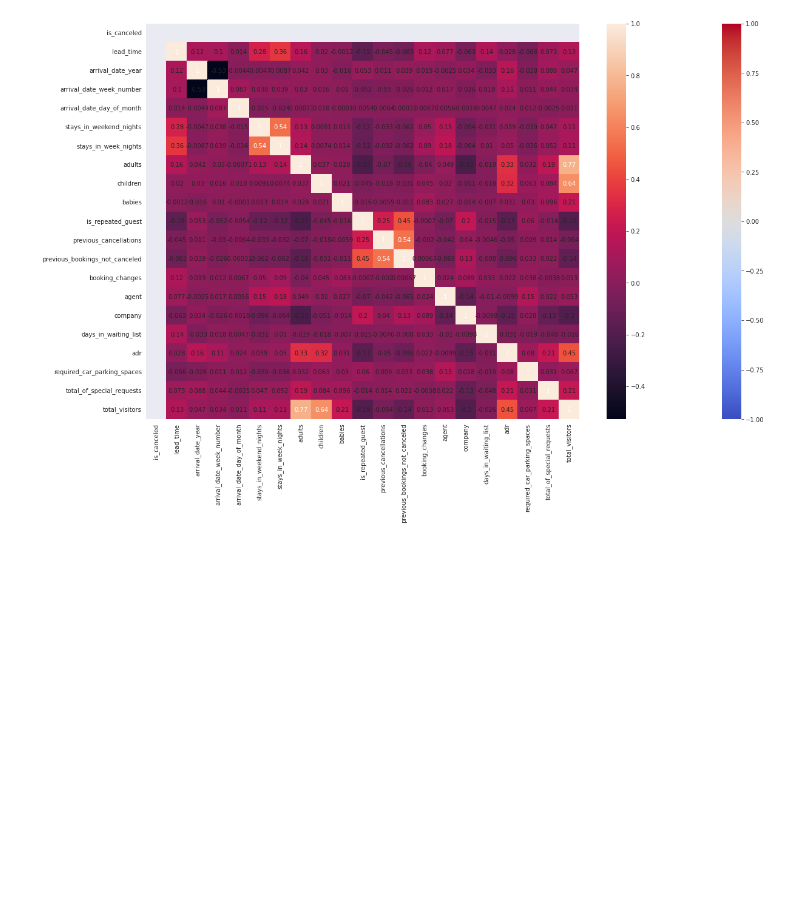
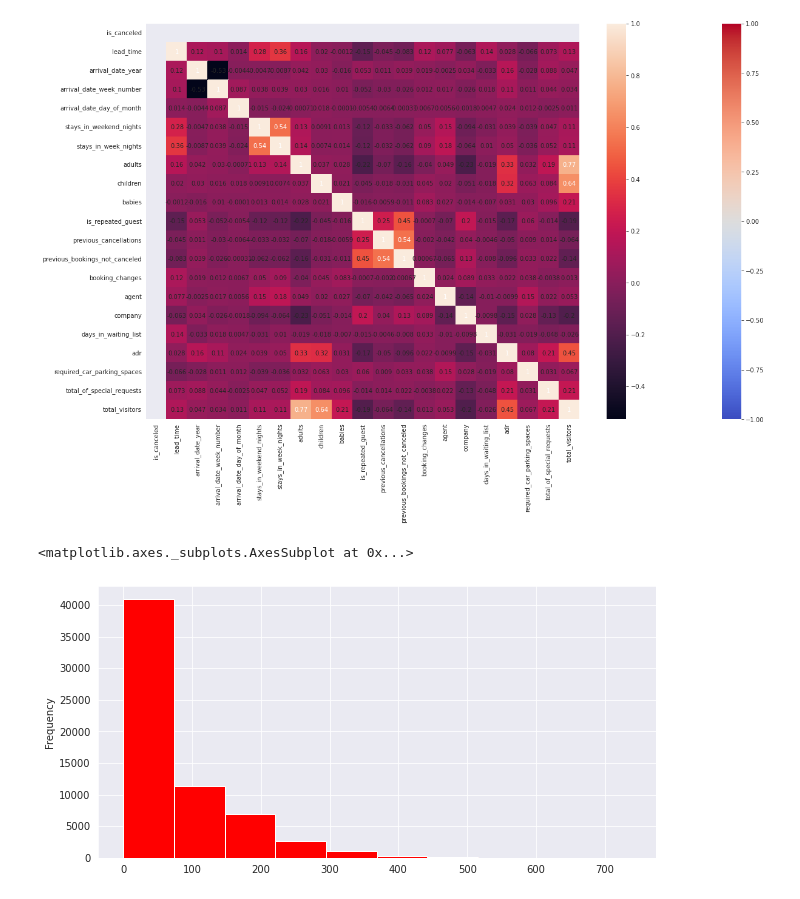
Before and after one commit to vivek72v/AlmabetterProjects, a Jupyter notebook: Hotel_Booking_Analysis.ipynb, the cells around one changed output. Drawn from its saved outputs; the diff is of its cells as text; code cells hidden in the pictures; blank space fills up the shorter version.

```diff
--- a/Hotel_Booking_Analysis.ipynb
+++ b/Hotel_Booking_Analysis.ipynb
@@ -271,3 +271,9 @@ sns.heatmap(corr,)
 # %% [output]
 <matplotlib.axes._subplots.AxesSubplot at 0x...>
 [figure]
+# %%
+#Plot showing histogram of lead_time
+df.lead_time.plot(kind = 'hist',color = 'red')
+# %% [output]
+<matplotlib.axes._subplots.AxesSubplot at 0x...>
+[figure, added]
```
Also changed, not shown: parts of 1 cell of this notebook.
